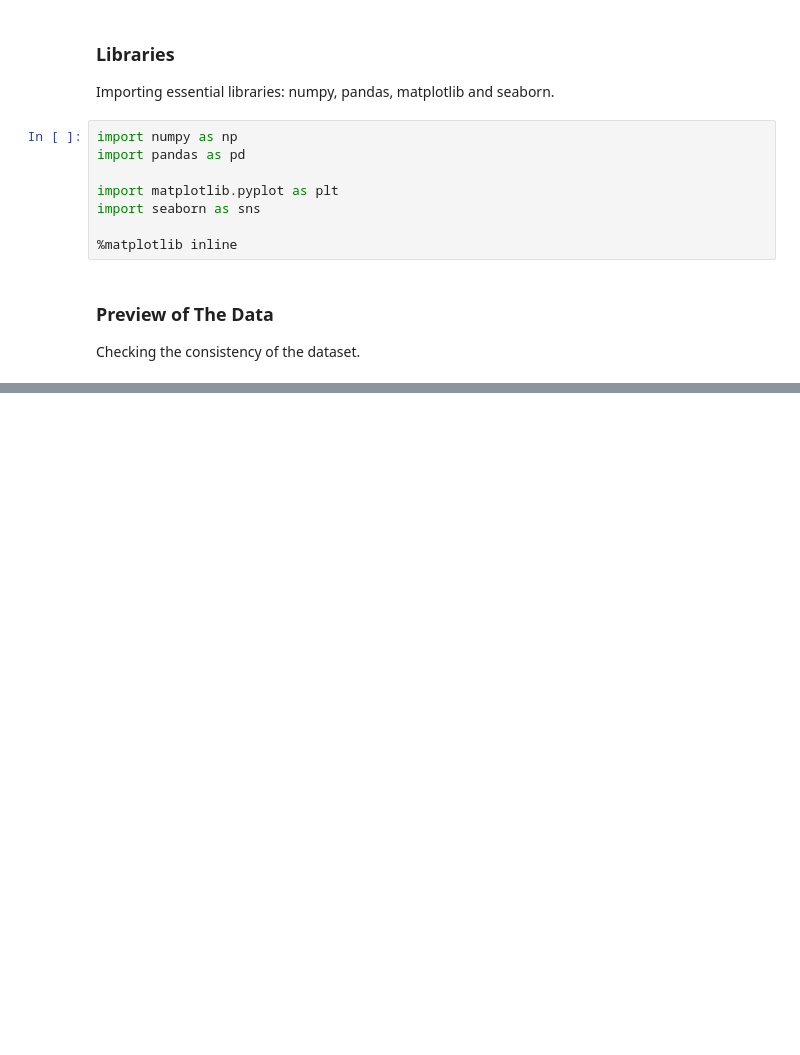
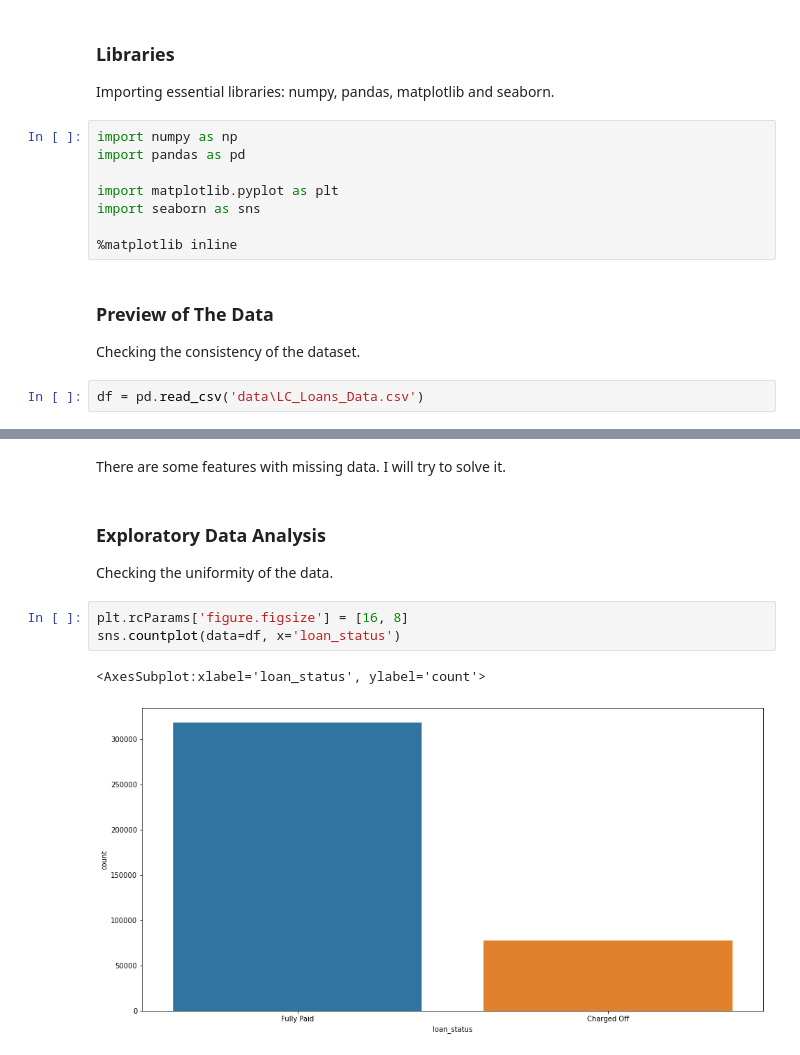
Before and after one commit to islazykv/data-science, a Jupyter notebook: machine-learning/general/loans.ipynb, the cells around one changed output, grey strips where cells are left out. Drawn from its saved outputs; the diff is of its cells as text; blank space fills up the shorter version.

Commit message:
added exploratory data analysis

```diff
--- a/machine-learning/general/loans.ipynb
+++ b/machine-learning/general/loans.ipynb
@@ -47,3 +47,5 @@ import seaborn as sns
 # %% [markdown]
 ### Preview of The Data
 Checking the consistency of the dataset.
+# %%
+df = pd.read_csv('data\LC_Loans_Data.csv')
@@ -49,0 +128,11 @@ Checking the consistency of the dataset.
+# %% [markdown]
+There are some features with missing data. I will try to solve it.
+# %% [markdown]
+### Exploratory Data Analysis
+Checking the uniformity of the data.
+# %%
+plt.rcParams['figure.figsize'] = [16, 8]
+sns.countplot(data=df, x='loan_status')
+# %% [output]
+<AxesSubplot:xlabel='loan_status', ylabel='count'>
+[figure, added]
```
Also changed, not shown: parts of 54 cells of this notebook, 2 other files.
